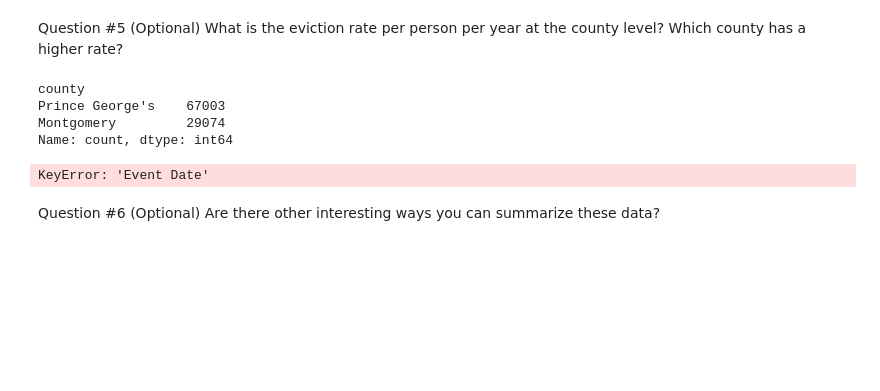
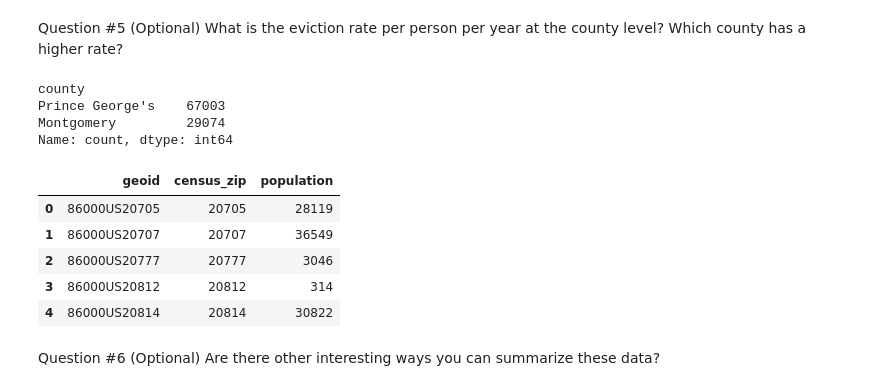
Before and after one commit to ncsg/ursp688y_sp2025, a Jupyter notebook: exercises/exercise02/exercise02_nancy.ipynb, the cells around one changed output. Drawn from its saved outputs; the diff is of its cells as text; code cells hidden in the pictures; blank space fills up the shorter version.

```diff
--- a/exercises/exercise02/exercise02_nancy.ipynb
+++ b/exercises/exercise02/exercise02_nancy.ipynb
@@ -485,3 +410,19 @@ def length_of_cases(df, distinguish_year=True):
 # %% [markdown]
 Question #5 (Optional) What is the eviction rate per person per year at the county level? Which county has a higher rate?
+# %%
+#load census data and combine PG and Mo Counties
+
+
+def load_census_reporter_csv(path):
+    return pd.read_csv(path, skiprows=[1])
+
+df_census_mg = load_census_reporter_csv('acs2023_5yr_B01003_mg.csv')
+df_census_pg = load_census_reporter_csv('acs2023_5yr_B01003_pg.csv')
+
+df_census = pd.concat([df_census_mg, df_census_pg], axis=0)
+# %%
+#Format tables
+
+df_census = df_census.rename(columns={'name':'census_zip', 'B01003001':'population'})
+df_census = df_census.drop(columns=['B01003001, Error'])
 # %%
@@ -499,10 +439,3 @@ county
 Prince George's    67003
 Montgomery         29074
 Name: count, dtype: int64
-# %%
-#Find unique cases per person
-#df['Event Date'].iloc[0]
-#df['Event Date'] = pd.to_datetime(df['Event Date'])
-df.sort_values('Event Date')
-# %% [output]
-KeyError: 'Event Date'
@@ -512,0 +442,9 @@ df = df.drop_duplicates(subset='case_number', keep='first')
+# %%
+df_census.head()
+# %% [output]
+|  | geoid | census_zip | population |
+| 0 | 86000US20705 | 20705 | 28119 |
+| 1 | 86000US20707 | 20707 | 36549 |
+| 2 | 86000US20777 | 20777 | 3046 |
+| 3 | 86000US20812 | 20812 | 314 |
+| 4 | 86000US20814 | 20814 | 30822 |
```
Also changed, not shown: parts of 21 cells of this notebook.
